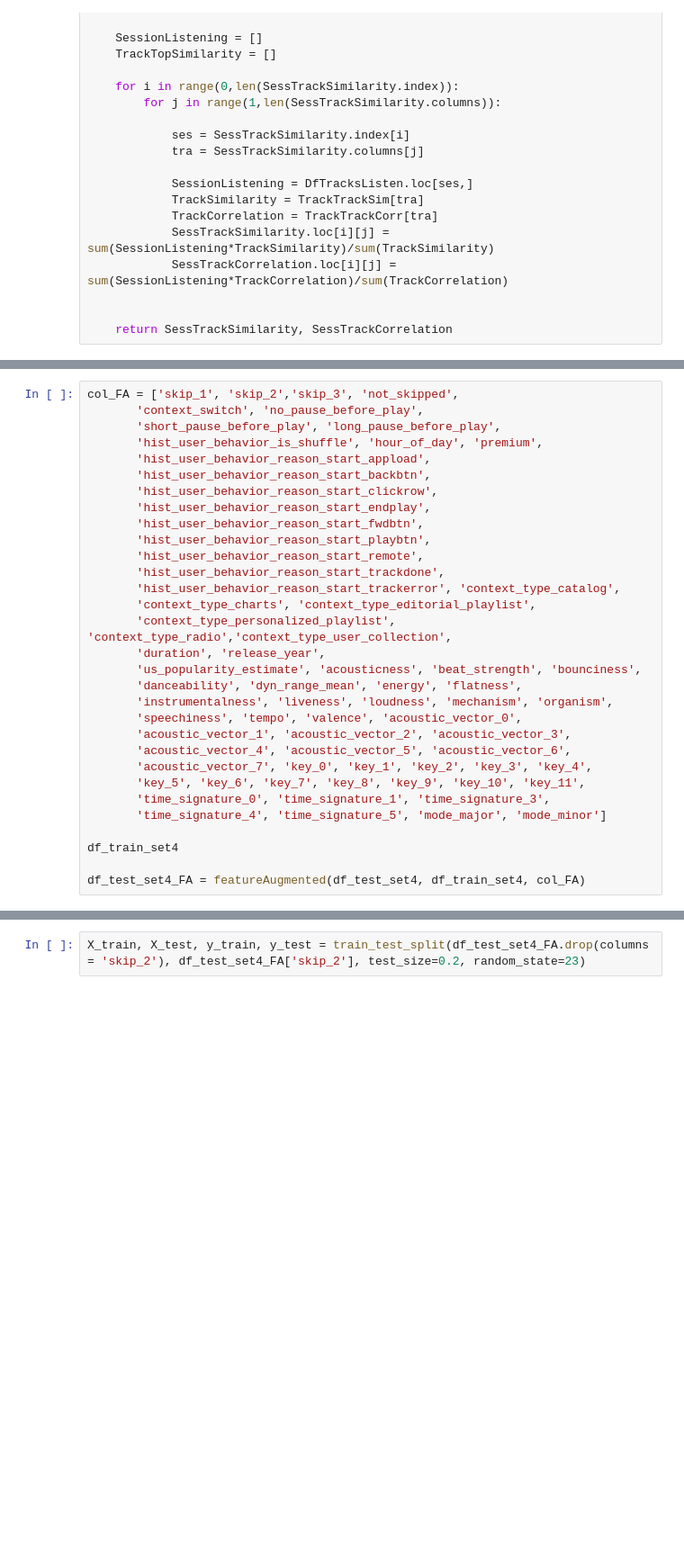
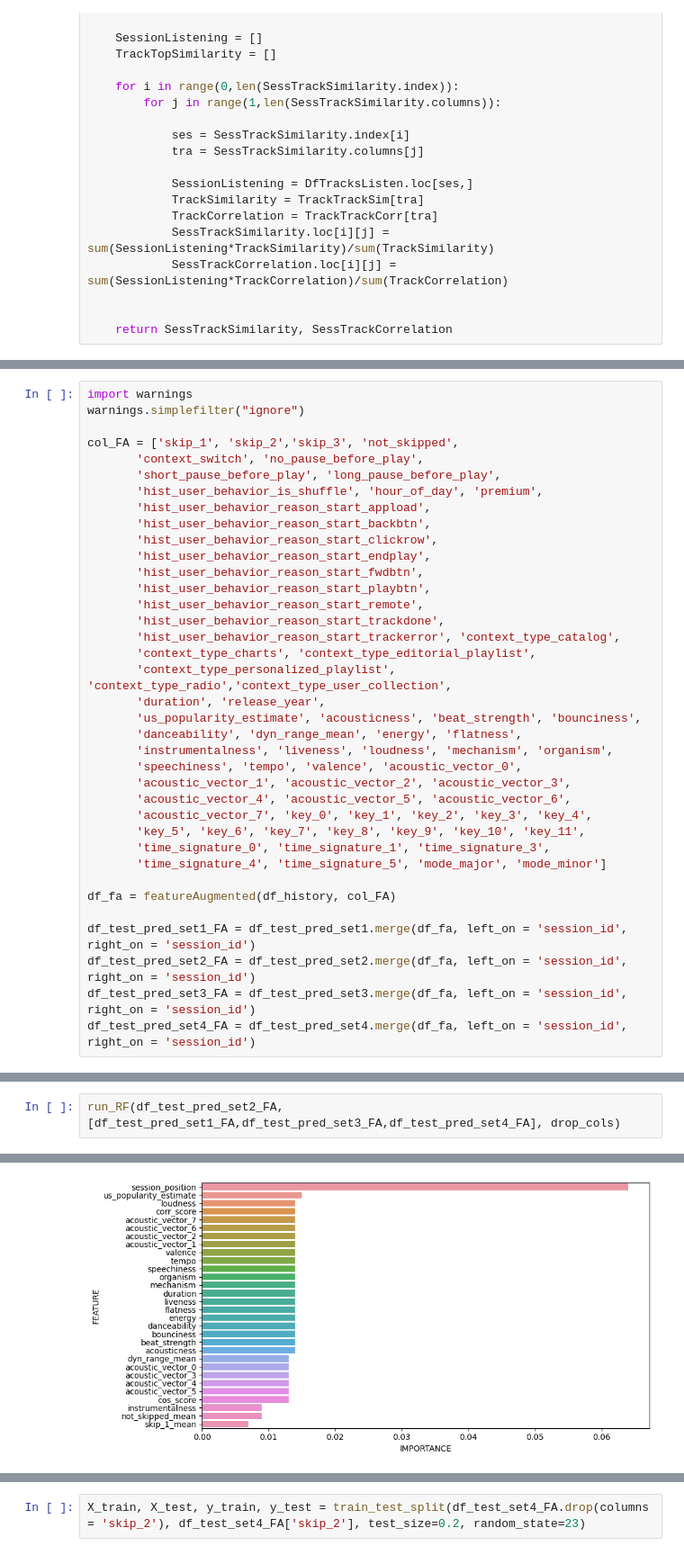
Before and after one commit to curlsloth/Capstone_Spotify-Sequential-Skip-Prediction, a Jupyter notebook: notebooks/5-2_mini_Modeling_RecommendationFiltering.ipynb, the cells around one changed output, grey strips where cells are left out. Shown at 90% size. Drawn from its saved outputs; the diff is of its cells as text; blank space fills up the shorter version.

```diff
--- a/notebooks/5-2_mini_Modeling_RecommendationFiltering.ipynb
+++ b/notebooks/5-2_mini_Modeling_RecommendationFiltering.ipynb
@@ -393,4 +404,7 @@ def featureAugmented(df_test_set, df_train_set, cols):
 # %%
+import warnings
+warnings.simplefilter("ignore")
+
 col_FA = ['skip_1', 'skip_2','skip_3', 'not_skipped',
        'context_switch', 'no_pause_before_play',
        'short_pause_before_play', 'long_pause_before_play',
@@ -418,6 +432,9 @@ col_FA = ['skip_1', 'skip_2','skip_3', 'not_skipped',
        'time_signature_0', 'time_signature_1', 'time_signature_3',
        'time_signature_4', 'time_signature_5', 'mode_major', 'mode_minor']
 
-df_train_set4
+df_fa = featureAugmented(df_history, col_FA)
 
-df_test_set4_FA = featureAugmented(df_test_set4, df_train_set4, col_FA)
+df_test_pred_set1_FA = df_test_pred_set1.merge(df_fa, left_on = 'session_id', right_on = 'session_id')
+df_test_pred_set2_FA = df_test_pred_set2.merge(df_fa, left_on = 'session_id', right_on = 'session_id')
+df_test_pred_set3_FA = df_test_pred_set3.merge(df_fa, left_on = 'session_id', right_on = 'session_id')
+df_test_pred_set4_FA = df_test_pred_set4.merge(df_fa, left_on = 'session_id', right_on = 'session_id')
@@ -451,0 +517,3 @@ Index(['session_id', 'session_position', 'track_id_clean', 'skip_1', 'skip_2',
+# %%
+run_RF(df_test_pred_set2_FA, [df_test_pred_set1_FA,df_test_pred_set3_FA,df_test_pred_set4_FA], drop_cols)
+# %% [output]
@@ -451,0 +522 @@ Index(['session_id', 'session_position', 'track_id_clean', 'skip_1', 'skip_2',
+[figure, added]
```
Also changed, not shown: parts of 30 cells of this notebook, 2 other files.
